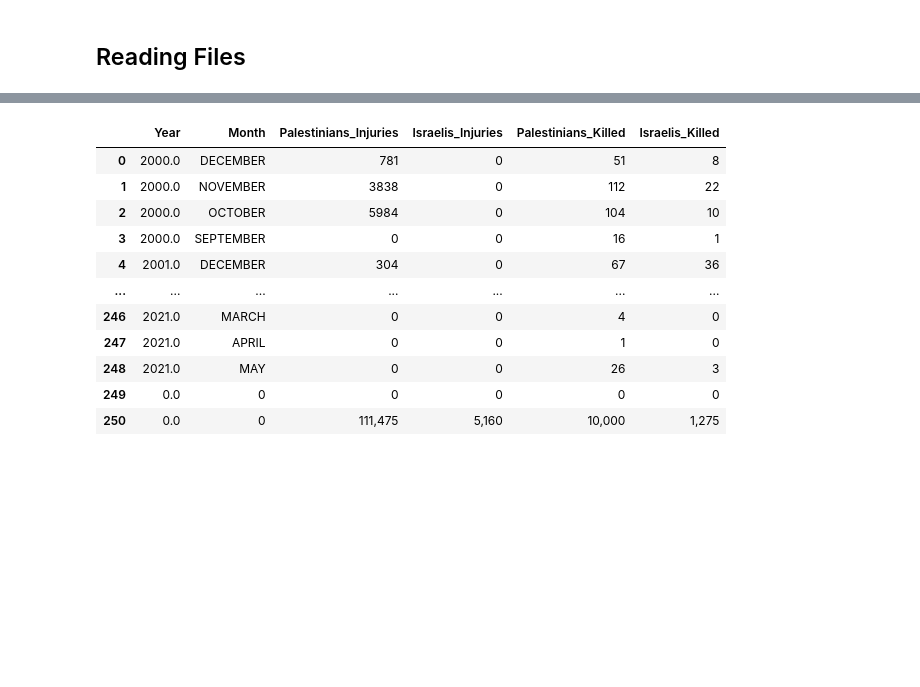
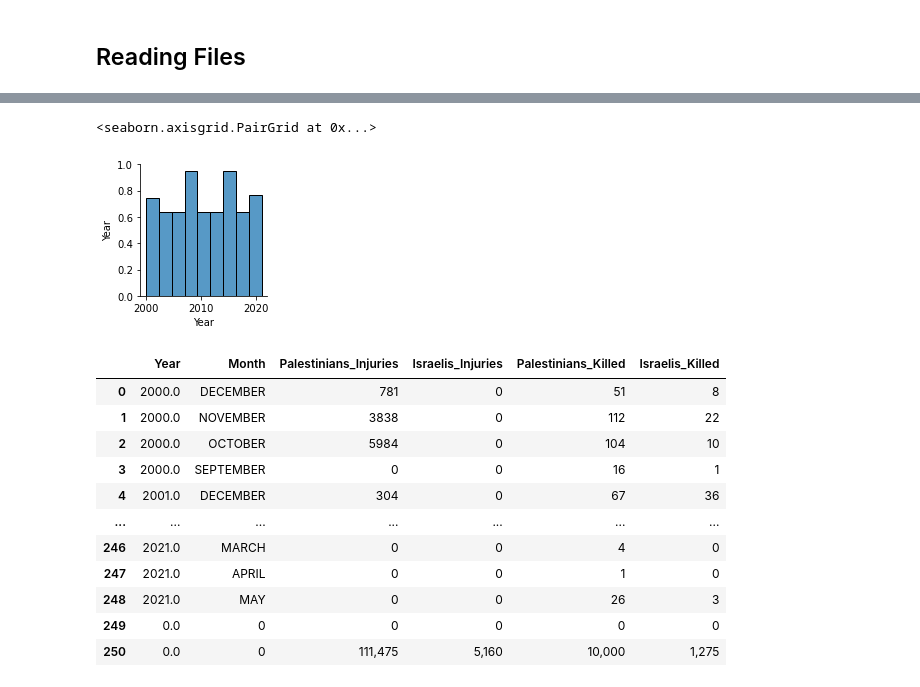
Before and after one commit to Ruthik27/Data_Visualization-Analysis, a Jupyter notebook: Untitled.ipynb, the cells around one changed output, grey strips where cells are left out. Saved outputs shown, nothing was run; the diff lists cells and outputs as text; code cells hidden in the pictures; blank space fills up the shorter version.

```diff
--- a/Untitled.ipynb
+++ b/Untitled.ipynb
@@ -18 +49,6 @@ data = backup.copy()
+# %%
+sns.pairplot(backup)
+# %% [output]
+<seaborn.axisgrid.PairGrid at 0x...>
+[figure, added]
 # %%
```
Also changed, not shown: parts of 21 cells of this notebook.
